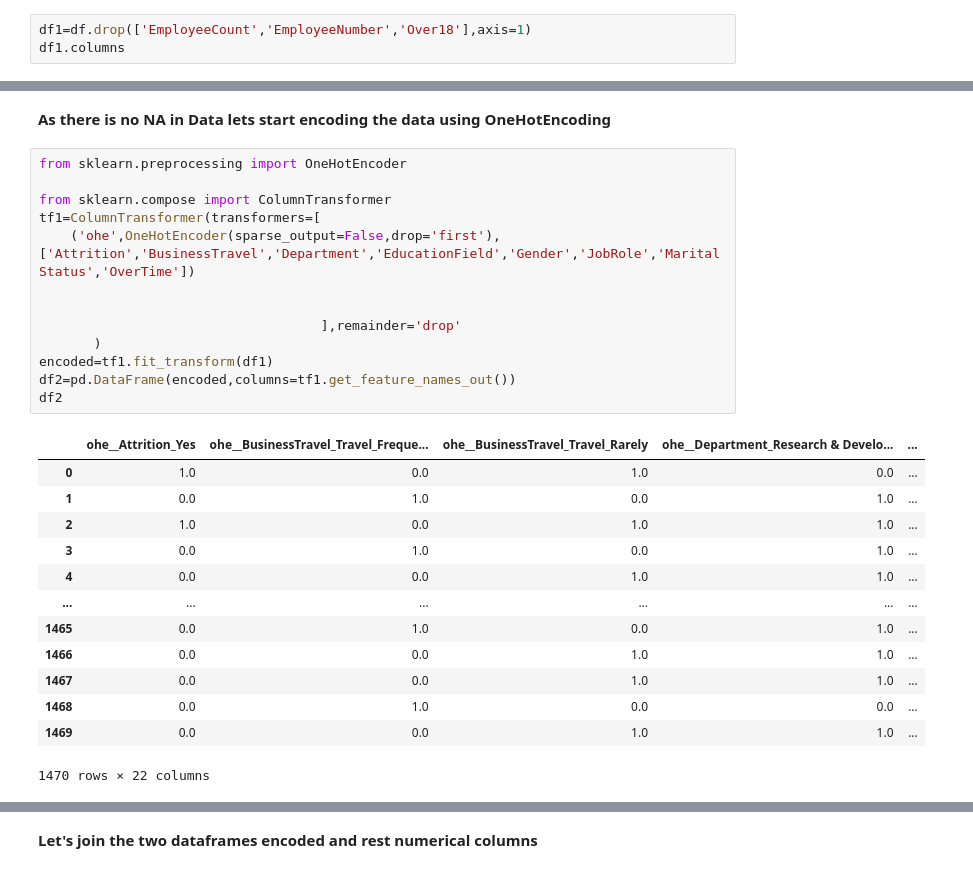
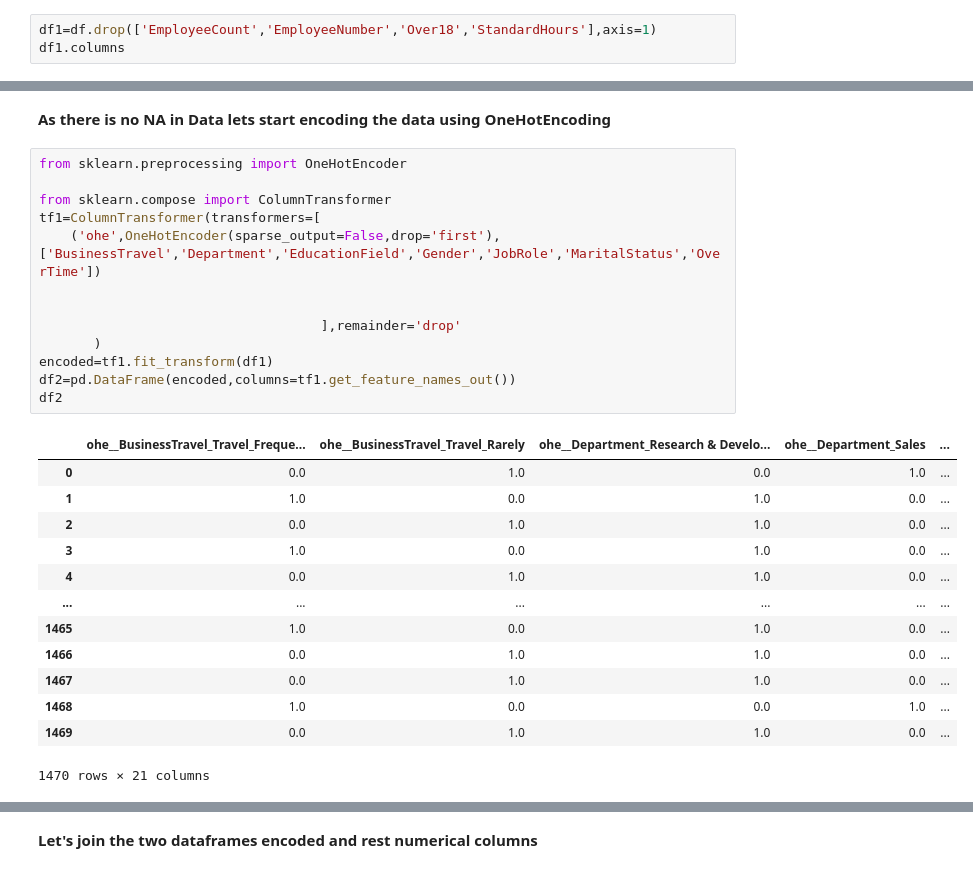
Before and after one commit to AmitSP-beep/Classification-Model, a Jupyter notebook: Classification.ipynb, the cells around one changed output, grey strips where cells are left out. Drawn from its saved outputs; the diff is of its cells as text.

```diff
--- a/Classification.ipynb
+++ b/Classification.ipynb
@@ -67,7 +60,7 @@ dtype: object
 # %% [markdown]
 **Some variables in the dataset may lack relevance to the target variable, providing little to no insightful information. Identifying and excluding these variables can enhance the overall analysis by focusing on those that meaningfully contribute to understanding the factors influencing the target outcome.**
 # %%
-df1=df.drop(['EmployeeCount','EmployeeNumber','Over18'],axis=1)
+df1=df.drop(['EmployeeCount','EmployeeNumber','Over18','StandardHours'],axis=1)
 df1.columns
 # %% [output]
 Index(['Age', 'Attrition', 'BusinessTravel', 'DailyRate', 'Department',
@@ -111,27 +103,27 @@ dtype: int64
 # %%
 from sklearn.preprocessing import OneHotEncoder
 
 from sklearn.compose import ColumnTransformer
 tf1=ColumnTransformer(transformers=[
-    ('ohe',OneHotEncoder(sparse_output=False,drop='first'),['Attrition','BusinessTravel','Department','EducationField','Gender','JobRole','MaritalStatus','OverTime'])
+    ('ohe',OneHotEncoder(sparse_output=False,drop='first'),['BusinessTravel','Department','EducationField','Gender','JobRole','MaritalStatus','OverTime'])
 
 
                                     ],remainder='drop'
        )
 encoded=tf1.fit_transform(df1)
 df2=pd.DataFrame(encoded,columns=tf1.get_feature_names_out())
 df2
 # %% [output]
-|  | ohe__Attrition_Yes | ohe__BusinessTravel_Travel_Freque... | ohe__BusinessTravel_Travel_Rarely | ohe__Department_Research & Develo... | ... |
-| 0 | 1.0 | 0.0 | 1.0 | 0.0 | ... |
-| 1 | 0.0 | 1.0 | 0.0 | 1.0 | ... |
-| 2 | 1.0 | 0.0 | 1.0 | 1.0 | ... |
-| 3 | 0.0 | 1.0 | 0.0 | 1.0 | ... |
-| 4 | 0.0 | 0.0 | 1.0 | 1.0 | ... |
+|  | ohe__BusinessTravel_Travel_Freque... | ohe__BusinessTravel_Travel_Rarely | ohe__Department_Research & Develo... | ohe__Department_Sales | ... |
+| 0 | 0.0 | 1.0 | 0.0 | 1.0 | ... |
+| 1 | 1.0 | 0.0 | 1.0 | 0.0 | ... |
+| 2 | 0.0 | 1.0 | 1.0 | 0.0 | ... |
+| 3 | 1.0 | 0.0 | 1.0 | 0.0 | ... |
+| 4 | 0.0 | 1.0 | 1.0 | 0.0 | ... |
 | ... | ... | ... | ... | ... | ... |
-| 1465 | 0.0 | 1.0 | 0.0 | 1.0 | ... |
-| 1466 | 0.0 | 0.0 | 1.0 | 1.0 | ... |
-| 1467 | 0.0 | 0.0 | 1.0 | 1.0 | ... |
-| 1468 | 0.0 | 1.0 | 0.0 | 0.0 | ... |
-| 1469 | 0.0 | 0.0 | 1.0 | 1.0 | ... |
+| 1465 | 1.0 | 0.0 | 1.0 | 0.0 | ... |
+| 1466 | 0.0 | 1.0 | 1.0 | 0.0 | ... |
+| 1467 | 0.0 | 1.0 | 1.0 | 0.0 | ... |
+| 1468 | 1.0 | 0.0 | 0.0 | 1.0 | ... |
+| 1469 | 0.0 | 1.0 | 1.0 | 0.0 | ... |
-1470 rows × 22 columns
+1470 rows × 21 columns
```
Also changed, not shown: parts of 59 cells of this notebook.
